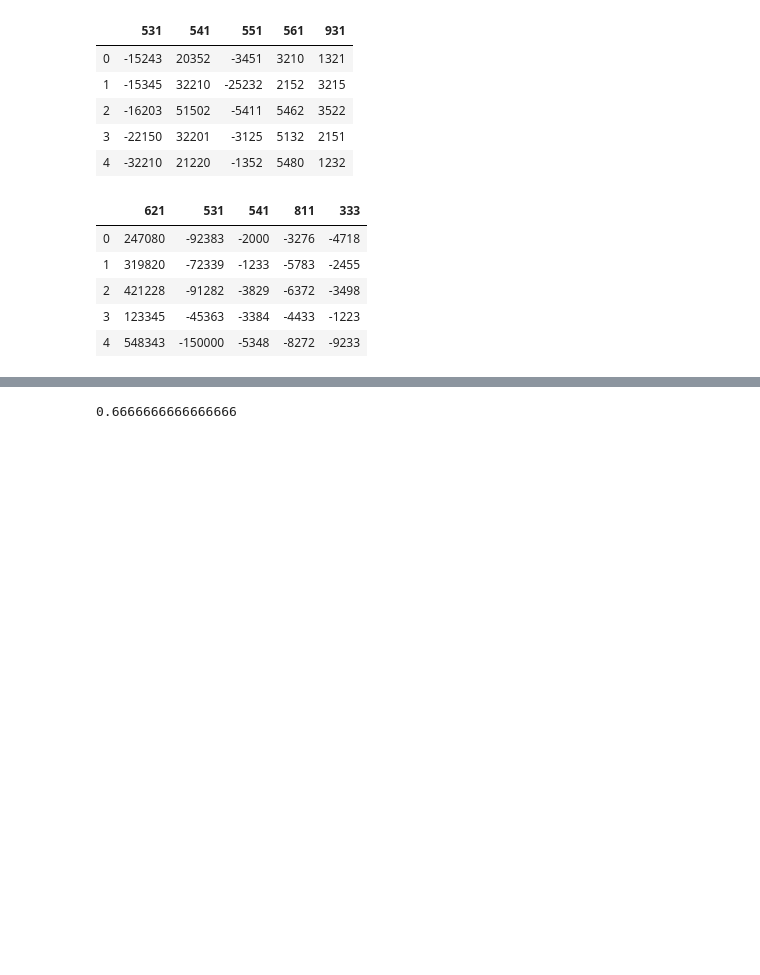
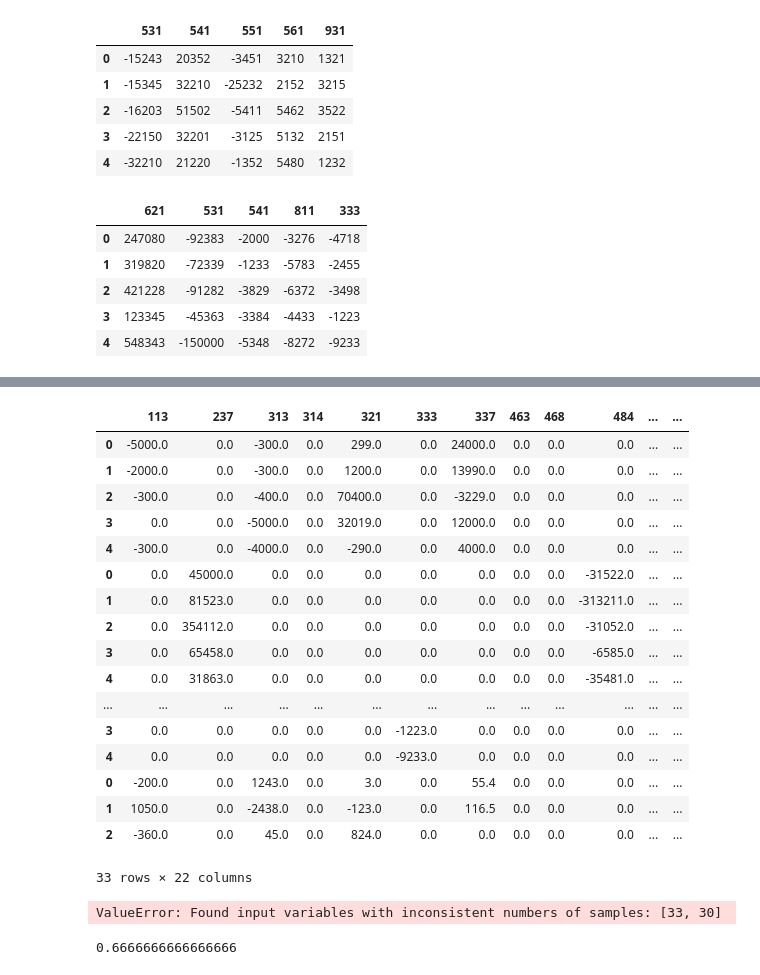
Before and after one commit to OscarAlvaradoM/Hackathon_P.ly, a Jupyter notebook: SIRVE.ipynb, the cells around one changed output, grey strips where cells are left out. Saved outputs shown, nothing was run; the diff lists cells and outputs as text; code cells hidden in the pictures; blank space fills up the shorter version.

```diff
--- a/SIRVE.ipynb
+++ b/SIRVE.ipynb
@@ -11,6 +11,7 @@ sastreria = pd.read_csv(path+"sastreria.csv").apply(pd.to_numeric, errors='coerc
 mecanica = pd.read_csv(path+"mecanica.csv").apply(pd.to_numeric, errors='coerce')
 abogados = pd.read_csv(path+"Abogados.csv").apply(pd.to_numeric, errors='coerce')
 servicios_medicos = pd.read_csv(path+"ServiciosMedicos.csv").apply(pd.to_numeric, errors='coerce')
+tienda_real = pd.read_csv(path+"tienda_real.csv").apply(pd.to_numeric, errors = 'coerce')
 X, y = datasets.load_iris(return_X_y=True)
 behavior_months = [1.3,0.5,0.8,0.95,1.1,.8,.8,1.02,0.93,1,1.25,1.55]
 # %%
@@ -106,4 +114,4 @@ servicios_medicos
 # %%
-frames = [carpinteria, constructora, sastreria, mecanica, abogados, servicios_medicos]
+frames = [carpinteria, constructora, sastreria, mecanica, abogados, servicios_medicos, tienda_real]
 # %%
 matriz = pd.concat(frames)
@@ -110,5 +126,25 @@ matriz = pd.concat(frames)
 # %%
 matriz = matriz.fillna(0)
+matriz
+# %% [output]
+|  | 113 | 237 | 313 | 314 | 321 | 333 | 337 | 463 | 468 | 484 | ... | ... |
+| 0 | -5000.0 | 0.0 | -300.0 | 0.0 | 299.0 | 0.0 | 24000.0 | 0.0 | 0.0 | 0.0 | ... | ... |
+| 1 | -2000.0 | 0.0 | -300.0 | 0.0 | 1200.0 | 0.0 | 13990.0 | 0.0 | 0.0 | 0.0 | ... | ... |
+| 2 | -300.0 | 0.0 | -400.0 | 0.0 | 70400.0 | 0.0 | -3229.0 | 0.0 | 0.0 | 0.0 | ... | ... |
+| 3 | 0.0 | 0.0 | -5000.0 | 0.0 | 32019.0 | 0.0 | 12000.0 | 0.0 | 0.0 | 0.0 | ... | ... |
+| 4 | -300.0 | 0.0 | -4000.0 | 0.0 | -290.0 | 0.0 | 4000.0 | 0.0 | 0.0 | 0.0 | ... | ... |
+| 0 | 0.0 | 45000.0 | 0.0 | 0.0 | 0.0 | 0.0 | 0.0 | 0.0 | 0.0 | -31522.0 | ... | ... |
+| 1 | 0.0 | 81523.0 | 0.0 | 0.0 | 0.0 | 0.0 | 0.0 | 0.0 | 0.0 | -313211.0 | ... | ... |
+| 2 | 0.0 | 354112.0 | 0.0 | 0.0 | 0.0 | 0.0 | 0.0 | 0.0 | 0.0 | -31052.0 | ... | ... |
+| 3 | 0.0 | 65458.0 | 0.0 | 0.0 | 0.0 | 0.0 | 0.0 | 0.0 | 0.0 | -6585.0 | ... | ... |
+| 4 | 0.0 | 31863.0 | 0.0 | 0.0 | 0.0 | 0.0 | 0.0 | 0.0 | 0.0 | -35481.0 | ... | ... |
+| ... | ... | ... | ... | ... | ... | ... | ... | ... | ... | ... | ... | ... |
+| 3 | 0.0 | 0.0 | 0.0 | 0.0 | 0.0 | -1223.0 | 0.0 | 0.0 | 0.0 | 0.0 | ... | ... |
+| 4 | 0.0 | 0.0 | 0.0 | 0.0 | 0.0 | -9233.0 | 0.0 | 0.0 | 0.0 | 0.0 | ... | ... |
+| 0 | -200.0 | 0.0 | 1243.0 | 0.0 | 3.0 | 0.0 | 55.4 | 0.0 | 0.0 | 0.0 | ... | ... |
+| 1 | 1050.0 | 0.0 | -2438.0 | 0.0 | -123.0 | 0.0 | 116.5 | 0.0 | 0.0 | 0.0 | ... | ... |
+| 2 | -360.0 | 0.0 | 45.0 | 0.0 | 824.0 | 0.0 | 0.0 | 0.0 | 0.0 | 0.0 | ... | ... |
+33 rows × 22 columns
 # %%
 clases = {0:'carpinteria',
          1:'constructora',
@@ -126,7 +170,10 @@ from sklearn.model_selection import train_test_split
 data = matriz.values
 objetivos = [[i]*5 for i in range(6)]
 objetivos = np.vstack(objetivos).reshape(-1,1)
+objetivos
 data_train, data_test, obj_train, obj_test = train_test_split(data,objetivos,test_size=0.2)
+# %% [output]
+ValueError: Found input variables with inconsistent numbers of samples: [33, 30]
 # %%
 clf = LinearSVC().fit(data_train,obj_train.ravel())
 # %%
```
Also changed, not shown: parts of 7 cells of this notebook, 13 other files.
